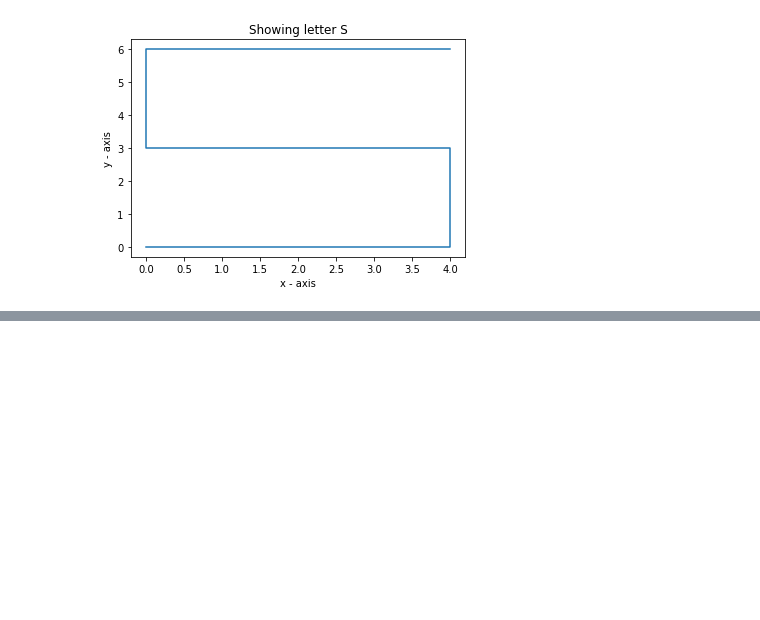
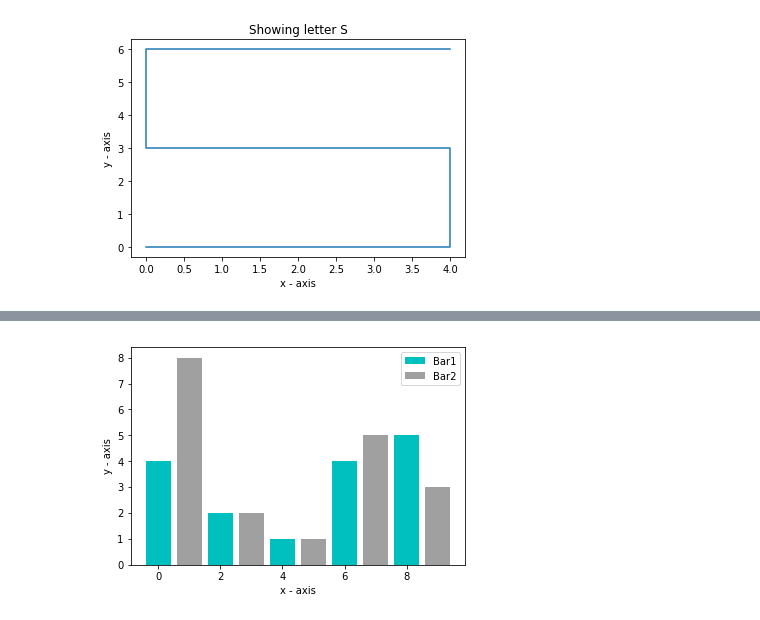
Before and after one commit to surya1singh/matplotlib_examples, a Jupyter notebook: basic.ipynb, the cells around one changed output, grey strips where cells are left out. Cells and saved outputs as stored; diff of their text form; code cells hidden in the pictures; blank space fills up the shorter version.

```diff
--- a/basic.ipynb
+++ b/basic.ipynb
@@ -27,0 +43,15 @@ plt.show()
+# %%
+x = [0,2,4,6,8]
+y = [4,2,1,4,5]
+
+x2 = [1,3,5,7,9]
+y2 = [8,2,1,5,3]
+
+plt.bar(x, y, label='Bar1', color = 'c')
+plt.bar(x2, y2, label='Bar2', color = '#a0a0a0' )
+plt.xlabel('x - axis')
+plt.ylabel('y - axis')
+plt.legend()
+plt.show()
+# %% [output]
+[figure, added]
```
Also changed, not shown: parts of 7 cells of this notebook.
